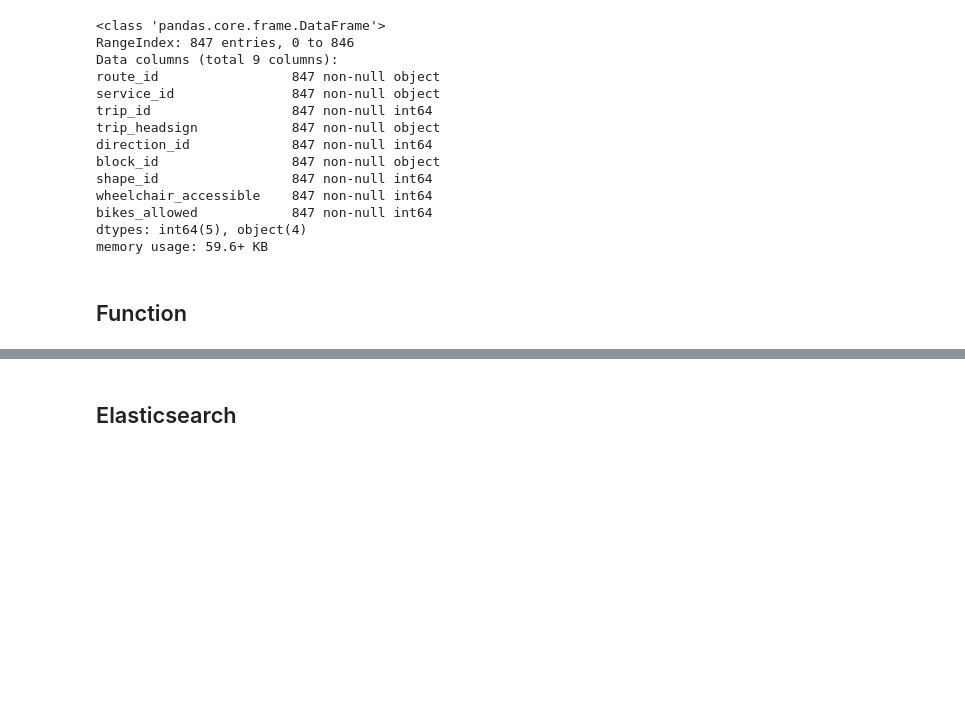
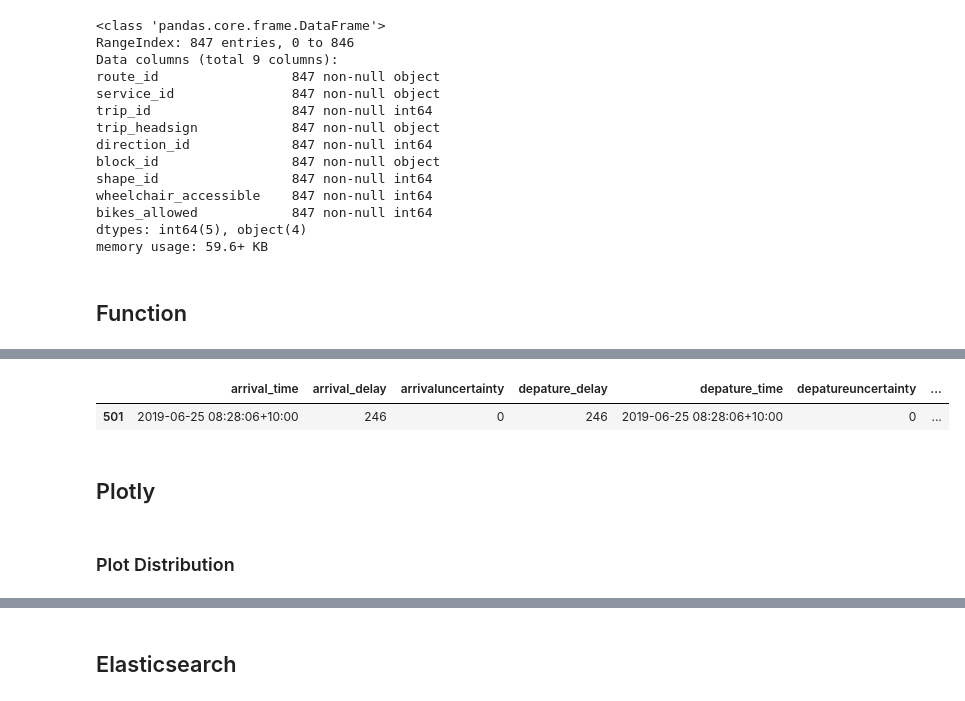
Before and after one commit to noelAngelo/TransportCanberra, a Jupyter notebook: Notebooks/TC Historic to Elastic.ipynb, the cells around one changed output, grey strips where cells are left out. Cells and saved outputs as stored; diff of their text form; code cells hidden in the pictures; blank space fills up the shorter version.

Commit message:
aded plotly

```diff
--- a/Notebooks/TC Historic to Elastic.ipynb
+++ b/Notebooks/TC Historic to Elastic.ipynb
@@ -175,0 +166,5 @@ y
+# %%
+june_25[june_25['arrival_delay'] == 246]
+# %% [output]
+|  | arrival_time | arrival_delay | arrivaluncertainty | depature_delay | depature_time | depatureuncertainty | ... |
+| 501 | 2019-06-25 08:28:06+10:00 | 246 | 0 | 246 | 2019-06-25 08:28:06+10:00 | 0 | ... |
@@ -175,0 +173,2 @@ y
+# %% [markdown]
+## Plotly
@@ -175,0 +181,2 @@ y
+# %% [markdown]
+### Plot Distribution
```
Also changed, not shown: parts of 53 cells of this notebook, 4 other files.
